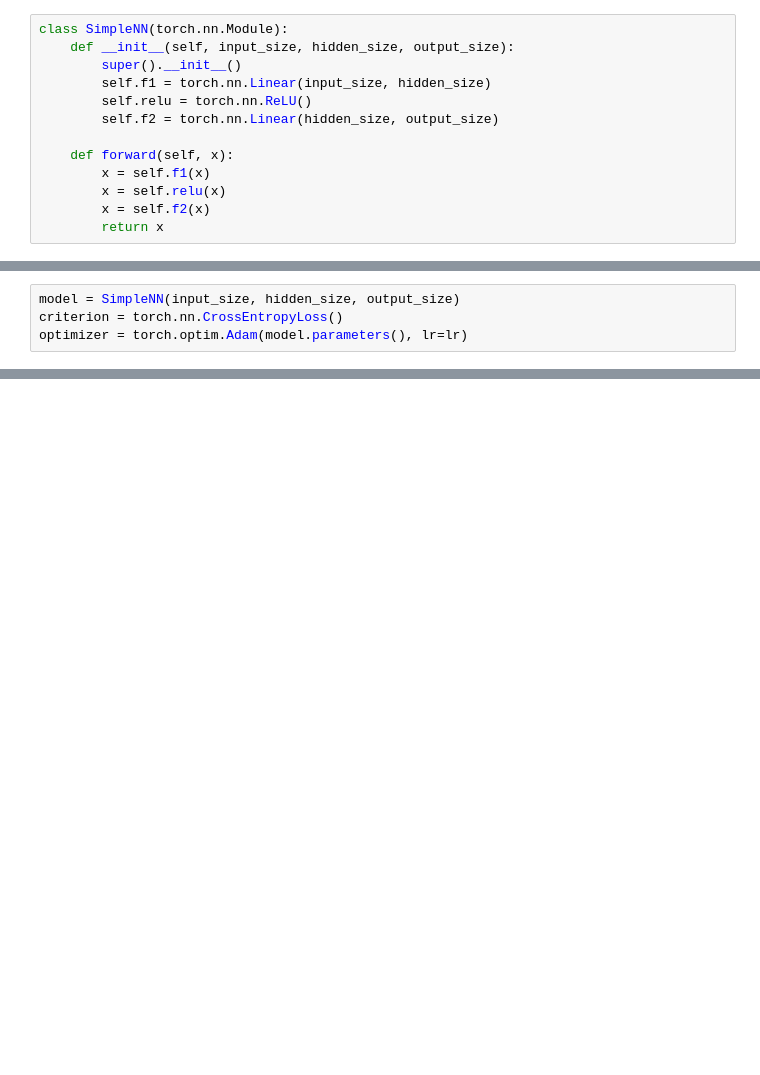
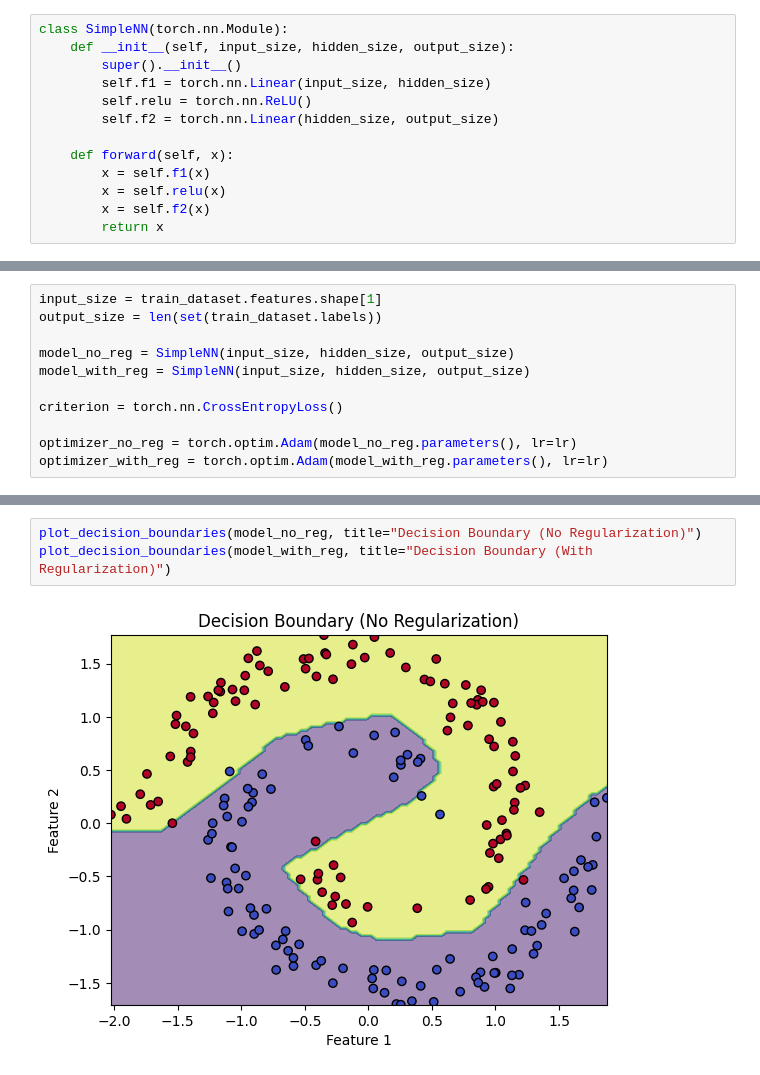
Before and after one commit to Pmcslarrow/hw_3_ml, a Jupyter notebook: p1.ipynb, the cells around one changed output, grey strips where cells are left out. Drawn from its saved outputs; the diff is of its cells as text; blank space fills up the shorter version.

Commit message:
Comments and plots for regularization and non

```diff
--- a/p1.ipynb
+++ b/p1.ipynb
@@ -88,4 +87,11 @@ output_size = len(set(train_dataset.labels))
 # %%
-model = SimpleNN(input_size, hidden_size, output_size)
+input_size = train_dataset.features.shape[1]
+output_size = len(set(train_dataset.labels))
+
+model_no_reg = SimpleNN(input_size, hidden_size, output_size)
+model_with_reg = SimpleNN(input_size, hidden_size, output_size)
+
 criterion = torch.nn.CrossEntropyLoss()
-optimizer = torch.optim.Adam(model.parameters(), lr=lr)
+
+optimizer_no_reg = torch.optim.Adam(model_no_reg.parameters(), lr=lr)
+optimizer_with_reg = torch.optim.Adam(model_with_reg.parameters(), lr=lr)
@@ -223,0 +250,5 @@ plt.show()
+# %%
+plot_decision_boundaries(model_no_reg, title="Decision Boundary (No Regularization)")
+plot_decision_boundaries(model_with_reg, title="Decision Boundary (With Regularization)")
+# %% [output]
+[figure, added]
```
Also changed, not shown: parts of 31 cells of this notebook.
